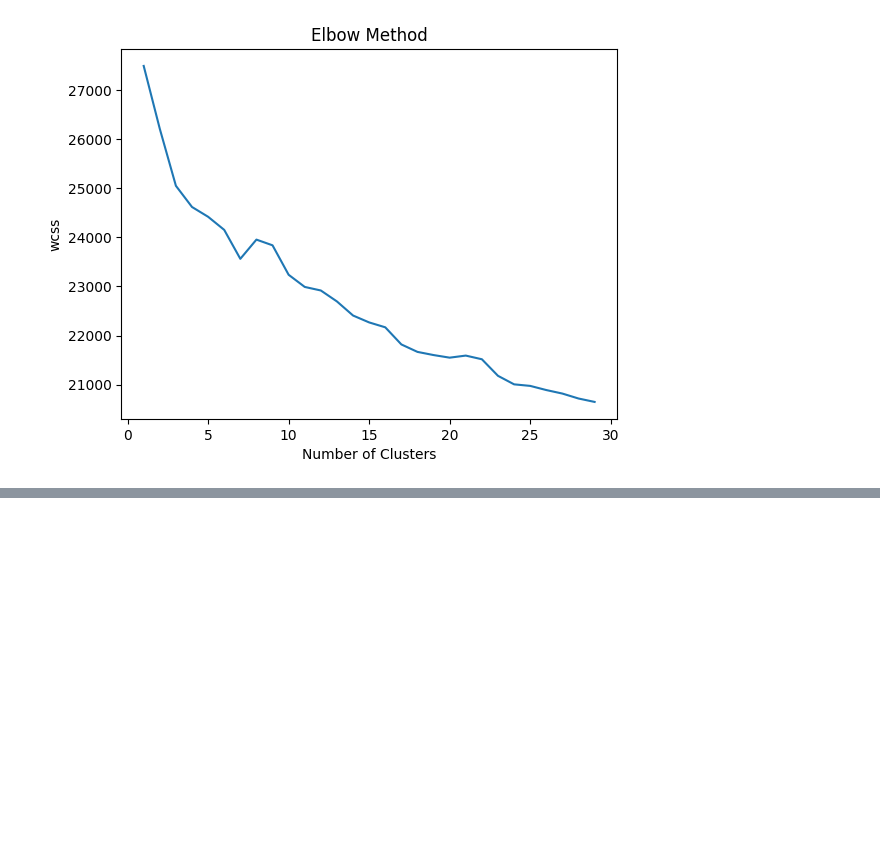
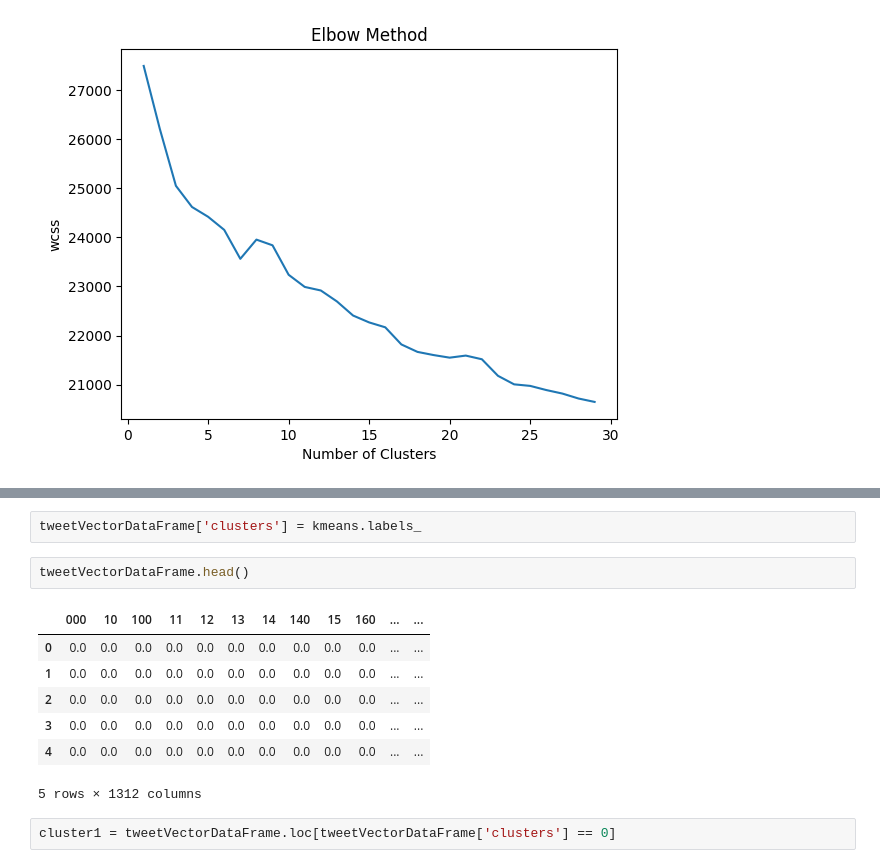
Before and after one commit to kyleronc/TweetClustering, a Jupyter notebook: Code/Code.ipynb, the cells around one changed output, grey strips where cells are left out. Drawn from its saved outputs; the diff is of its cells as text; blank space fills up the shorter version.

```diff
--- a/Code/Code.ipynb
+++ b/Code/Code.ipynb
@@ -233,0 +249,14 @@ print(cluster_sizes)
+# %%
+tweetVectorDataFrame['clusters'] = kmeans.labels_
+# %%
+tweetVectorDataFrame.head()
+# %% [output]
+|  | 000 | 10 | 100 | 11 | 12 | 13 | 14 | 140 | 15 | 160 | ... | ... |
+| 0 | 0.0 | 0.0 | 0.0 | 0.0 | 0.0 | 0.0 | 0.0 | 0.0 | 0.0 | 0.0 | ... | ... |
+| 1 | 0.0 | 0.0 | 0.0 | 0.0 | 0.0 | 0.0 | 0.0 | 0.0 | 0.0 | 0.0 | ... | ... |
+| 2 | 0.0 | 0.0 | 0.0 | 0.0 | 0.0 | 0.0 | 0.0 | 0.0 | 0.0 | 0.0 | ... | ... |
+| 3 | 0.0 | 0.0 | 0.0 | 0.0 | 0.0 | 0.0 | 0.0 | 0.0 | 0.0 | 0.0 | ... | ... |
+| 4 | 0.0 | 0.0 | 0.0 | 0.0 | 0.0 | 0.0 | 0.0 | 0.0 | 0.0 | 0.0 | ... | ... |
+5 rows × 1312 columns
+# %%
+cluster1 = tweetVectorDataFrame.loc[tweetVectorDataFrame['clusters'] == 0]
```
Also changed, not shown: parts of 8 cells of this notebook.
